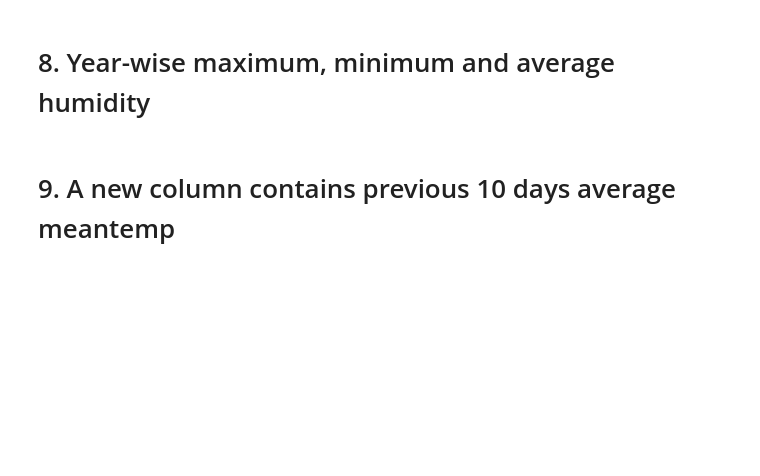
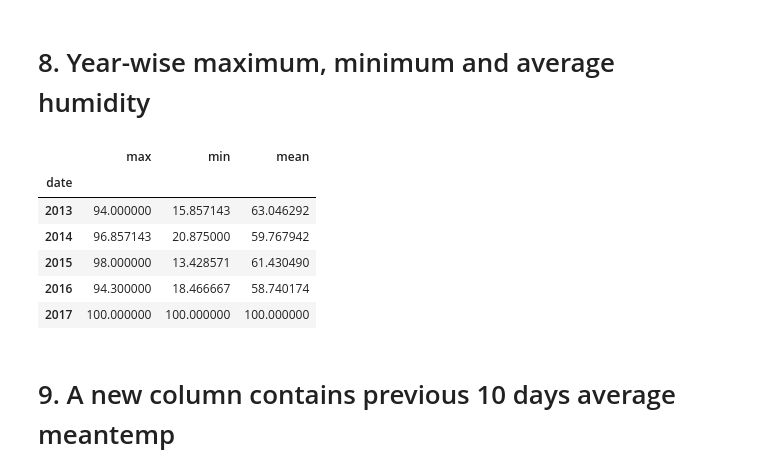
Before and after one commit to YasinAhmad04/numpy_pundus_matplotlib_seaborn, a Jupyter notebook: MLB-2_Class-6 (Pandas-Assignment).ipynb, the cells around one changed output. Cells and saved outputs as stored; diff of their text form; code cells hidden in the pictures; blank space fills up the shorter version.

```diff
--- a/MLB-2_Class-6 (Pandas-Assignment).ipynb
+++ b/MLB-2_Class-6 (Pandas-Assignment).ipynb
@@ -602,3 +602,8 @@ climate.loc['2014-09-11':'2014-09-25']
 |  | date | meantemp | humidity | wind_speed | meanpressure |
 # %% [markdown]
 # 6. Calculate month-wise average windspeed
+# %%
+climate['date'] = pd.to_datetime(climate['date'])
+climate.set_index('date', inplace=True)
+
+climate.groupby(climate.index.month)['wind_speed'].mean()
@@ -607,4 +644,14 @@ climate.loc['2014-09-11':'2014-09-25']
 # %% [markdown]
 # 8. Year-wise maximum, minimum and average humidity
+# %%
+climate.groupby(climate.index.year)['humidity'].agg(['max', 'min', 'mean'])
+# %% [output]
+|  | max | min | mean |
+| date |  |  |  |
+| 2013 | 94.000000 | 15.857143 | 63.046292 |
+| 2014 | 96.857143 | 20.875000 | 59.767942 |
+| 2015 | 98.000000 | 13.428571 | 61.430490 |
+| 2016 | 94.300000 | 18.466667 | 58.740174 |
+| 2017 | 100.000000 | 100.000000 | 100.000000 |
 # %% [markdown]
 # 9. A new column contains previous 10 days average meantemp
```
Also changed, not shown: parts of 3 cells of this notebook.
